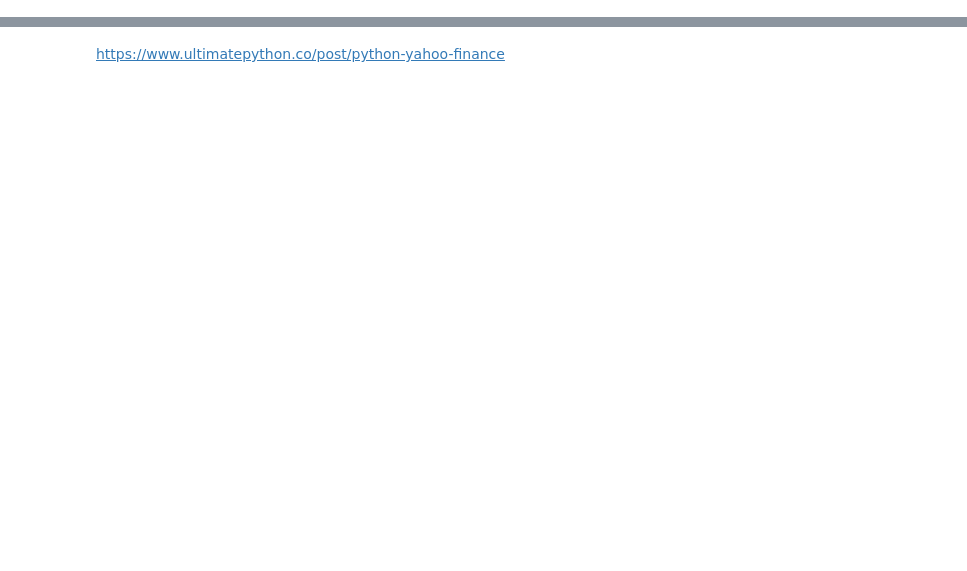
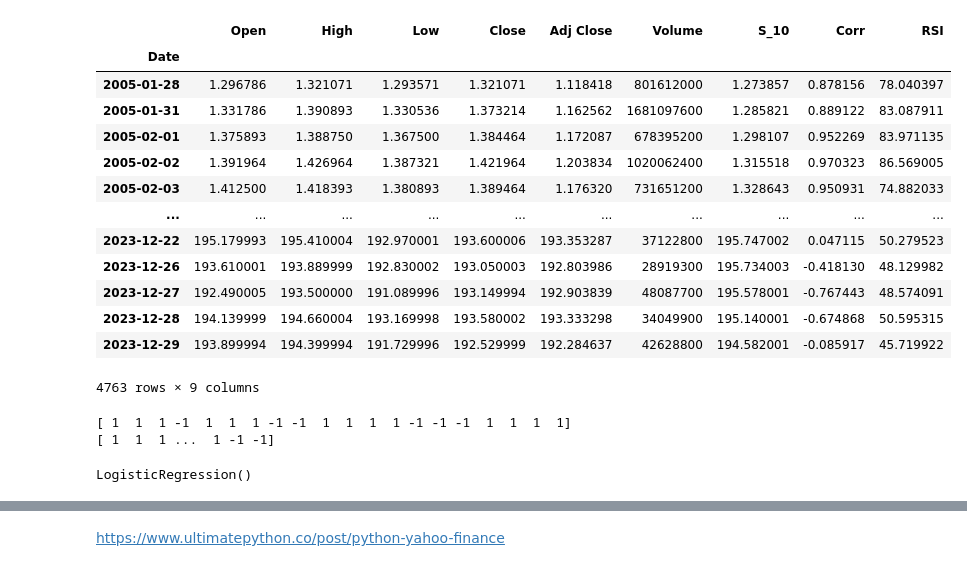
Before and after one commit to ratimayy/ML, a Jupyter notebook: Week05-Logistic/Stock_forecast.ipynb, the cells around one changed output, grey strips where cells are left out. Drawn from its saved outputs; the diff is of its cells as text; code cells hidden in the pictures; blank space fills up the shorter version.

```diff
--- a/Week05-Logistic/Stock_forecast.ipynb
+++ b/Week05-Logistic/Stock_forecast.ipynb
@@ -2,0 +79,25 @@
+# %%
+X
+# %% [output]
+|  | Open | High | Low | Close | Adj Close | Volume | S_10 | Corr | RSI |
+| Date |  |  |  |  |  |  |  |  |  |
+| 2005-01-28 | 1.296786 | 1.321071 | 1.293571 | 1.321071 | 1.118418 | 801612000 | 1.273857 | 0.878156 | 78.040397 |
+| 2005-01-31 | 1.331786 | 1.390893 | 1.330536 | 1.373214 | 1.162562 | 1681097600 | 1.285821 | 0.889122 | 83.087911 |
+| 2005-02-01 | 1.375893 | 1.388750 | 1.367500 | 1.384464 | 1.172087 | 678395200 | 1.298107 | 0.952269 | 83.971135 |
+| 2005-02-02 | 1.391964 | 1.426964 | 1.387321 | 1.421964 | 1.203834 | 1020062400 | 1.315518 | 0.970323 | 86.569005 |
+| 2005-02-03 | 1.412500 | 1.418393 | 1.380893 | 1.389464 | 1.176320 | 731651200 | 1.328643 | 0.950931 | 74.882033 |
+| ... | ... | ... | ... | ... | ... | ... | ... | ... | ... |
+| 2023-12-22 | 195.179993 | 195.410004 | 192.970001 | 193.600006 | 193.353287 | 37122800 | 195.747002 | 0.047115 | 50.279523 |
+| 2023-12-26 | 193.610001 | 193.889999 | 192.830002 | 193.050003 | 192.803986 | 28919300 | 195.734003 | -0.418130 | 48.129982 |
+| 2023-12-27 | 192.490005 | 193.500000 | 191.089996 | 193.149994 | 192.903839 | 48087700 | 195.578001 | -0.767443 | 48.574091 |
+| 2023-12-28 | 194.139999 | 194.660004 | 193.169998 | 193.580002 | 193.333298 | 34049900 | 195.140001 | -0.674868 | 50.595315 |
+| 2023-12-29 | 193.899994 | 194.399994 | 191.729996 | 192.529999 | 192.284637 | 42628800 | 194.582001 | -0.085917 | 45.719922 |
+4763 rows × 9 columns
+# %%
+# y = tomorrow’s closing price is higher than today’s closing price, then we will buy the stock (1), else we will sell it (-1).
+y = np.where(df['Close'].shift(-1) > df['Close'],1,-1)
+print(y[:20])
+print(y)
+# %% [output]
+[ 1  1  1 -1  1  1  1 -1 -1  1  1  1  1 -1 -1 -1  1  1  1  1]
+[ 1  1  1 ...  1 -1 -1]
@@ -2,0 +107,7 @@
+# %%
+model = LogisticRegression()
+model = model.fit (X_train,y_train)
+
+model
+# %% [output]
+LogisticRegression()
```
Also changed, not shown: parts of 16 cells of this notebook.
